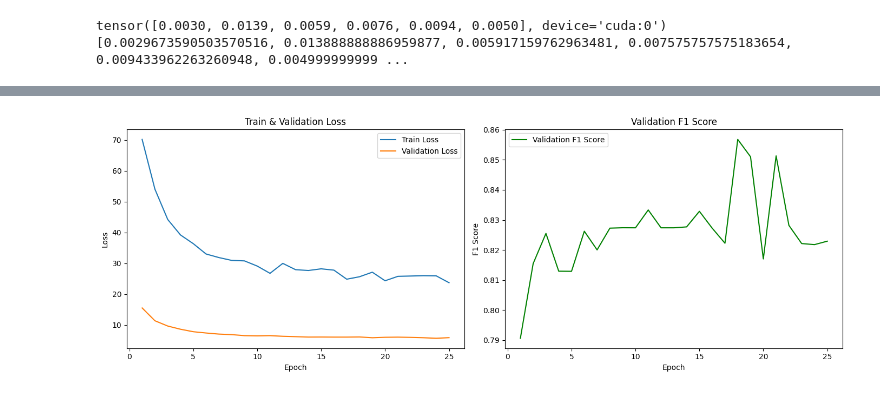
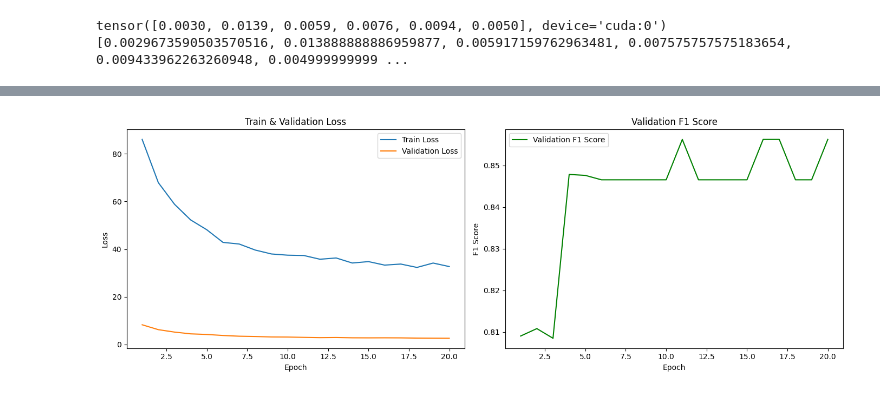
Before and after one commit to neverexz/ecg, a Jupyter notebook: main.ipynb, the cells around one changed output, grey strips where cells are left out. Drawn from its saved outputs; the diff is of its cells as text; code cells hidden in the pictures.

```diff
--- a/main.ipynb
+++ b/main.ipynb
@@ -638,0 +580,36 @@ weighted avg     0.7516    0.7630    0.7518       173
+# %%
+test_logits_nn_list = []
+X_test_nn_np = normalize_signals(X_test_nn.values)
+X_test_tensor = torch.tensor(X_test_nn_np, dtype=torch.float32).to(device)
+
+for fold in range(n_splits):
+    model = Specnaz_gru_plus_norm(input_size=721, num_classes=6).to(device)
+    model.load_state_dict(torch.load(f"nn_model_fold{fold}.pth"))
+    model.eval()
+
+    fold_logits = []
+    with torch.no_grad():
+        for i in range(0, len(X_test_tensor), batch_size):
+            batch = X_test_tensor[i:i+batch_size]
+            output = model(batch)
+            probs = torch.softmax(output, dim=1)
+            fold_logits.append(probs.cpu())
+
+    fold_logits = torch.cat(fold_logits).numpy()
+    test_logits_nn_list.append(fold_logits)
+nn_probs = np.mean(test_logits_nn_list, axis=0)
+
+cat_test_probs_list     = []
+for fold in range(n_splits):
+    model_cat = CatBoostClassifier()
+    model_cat.load_model(f"catboost_model_fold{fold}.cbm")
+    probs = model_cat.predict_proba(X_test_cat.values)
+    cat_test_probs_list.append(probs)
+cat_probs = np.mean(cat_test_probs_list, axis=0)
+
+nn_preds = np.argmax(nn_probs, axis=1)
+cat_preds = np.argmax(cat_probs, axis=1)
+# === Метки ===
+print("Meta Test Classification Report:")
+print(classification_report(y_test_cat, nn_preds, digits=4))
+print(classification_report(y_test_cat, cat_preds, digits=4))
@@ -758,7 +753,7 @@ class meta_notfix(nn.Module):
 # %%
 # Оберни X_meta и y_meta в тензоры
 X_meta_train, X_meta_val, y_meta_train, y_meta_val = train_test_split(
-    X_meta, y_meta, test_size=0.2, random_state=42, stratify=y_meta
+    X_meta, y_meta, test_size=0.1, random_state=42, stratify=y_meta
 )
 X_meta_train_tensor = torch.tensor(X_meta_train, dtype=torch.float32)
 y_meta_train_tensor = torch.tensor(y_meta_train, dtype=torch.long)
@@ -773,14 +768,14 @@ meta_val_loader = DataLoader(meta_val_dataset, batch_size=16, shuffle=False,drop
 # Объяви модель
 meta_model = meta_notfix(input=20, output=6).to(device)
 criterion = nn.CrossEntropyLoss()
-# criterion = FocalLoss()
-optimizer = torch.optim.AdamW(meta_model.parameters(), lr=1e-4)
+# criterion = FocalLoss(gamma=2.5)
+optimizer = torch.optim.AdamW(meta_model.parameters(), lr=7e-5)
 
 
 
 best_f1 = 0.0
 best_model_state = None
-num_epochs_meta = 25
+num_epochs_meta = 20
 
 train_losses = []
 val_losses = []
@@ -878,4 +873,4 @@ weighted avg     0.8281    0.8208    0.8229       173
-[figure, old version]
+[figure, new version]
 # %%
 X_metat = make_meta_test(mode_nn,mode_cat,best_fold_nn_idx,best_fold_cat_idx,X_test_nn,X_test_cat,device)
 meta_model.load_state_dict(best_model_state)
```
Also changed, not shown: parts of 7 cells of this notebook, 7 other files.
